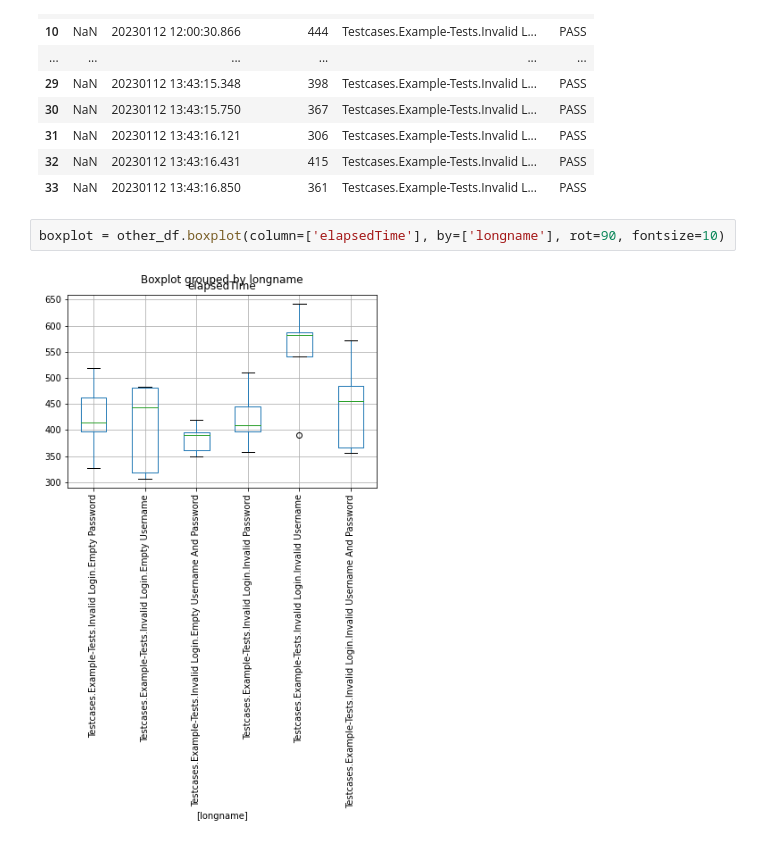
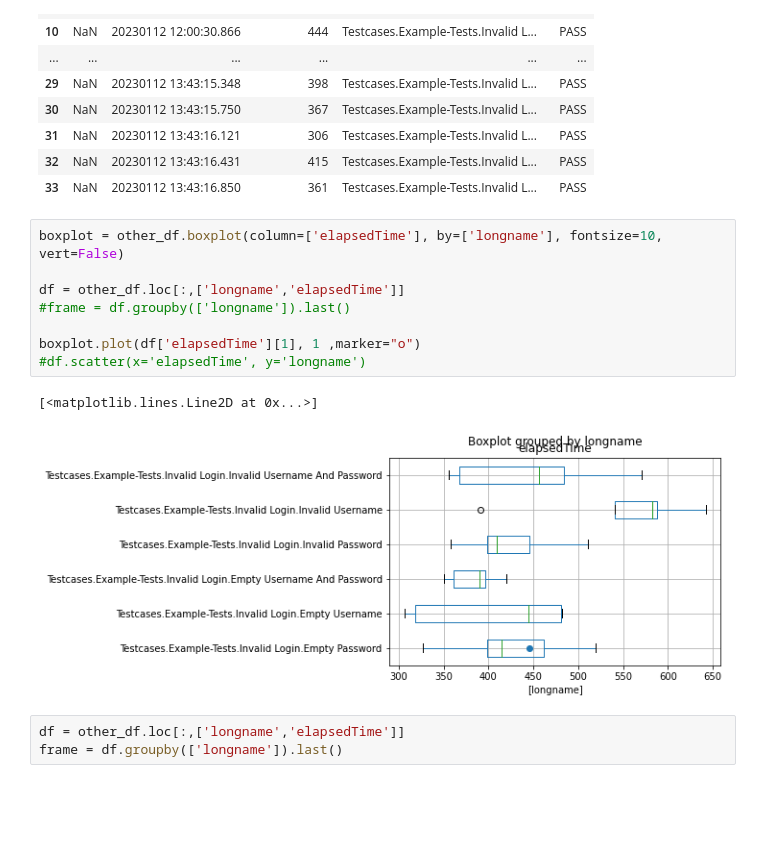
Before and after one commit to perfroboter/robotframework-perfbot, a Jupyter notebook: panda-visualization.ipynb, the cells around one changed output. Saved outputs shown, nothing was run; the diff lists cells and outputs as text; blank space fills up the shorter version.

```diff
--- a/panda-visualization.ipynb
+++ b/panda-visualization.ipynb
@@ -63,6 +67,16 @@ other_df
 | 32 | NaN | 20230112 13:43:16.431 | 415 | Testcases.Example-Tests.Invalid L... | PASS |
 | 33 | NaN | 20230112 13:43:16.850 | 361 | Testcases.Example-Tests.Invalid L... | PASS |
 # %%
-boxplot = other_df.boxplot(column=['elapsedTime'], by=['longname'], rot=90, fontsize=10)
+boxplot = other_df.boxplot(column=['elapsedTime'], by=['longname'], fontsize=10, vert=False)
+
+df = other_df.loc[:,['longname','elapsedTime']]
+#frame = df.groupby(['longname']).last()
+
+boxplot.plot(df['elapsedTime'][1], 1 ,marker="o")
+#df.scatter(x='elapsedTime', y='longname')
 # %% [output]
+[<matplotlib.lines.Line2D at 0x...>]
-[figure, old version]
+[figure, new version]
+# %%
+df = other_df.loc[:,['longname','elapsedTime']]
+frame = df.groupby(['longname']).last()
```
Also changed, not shown: parts of 5 cells of this notebook.
